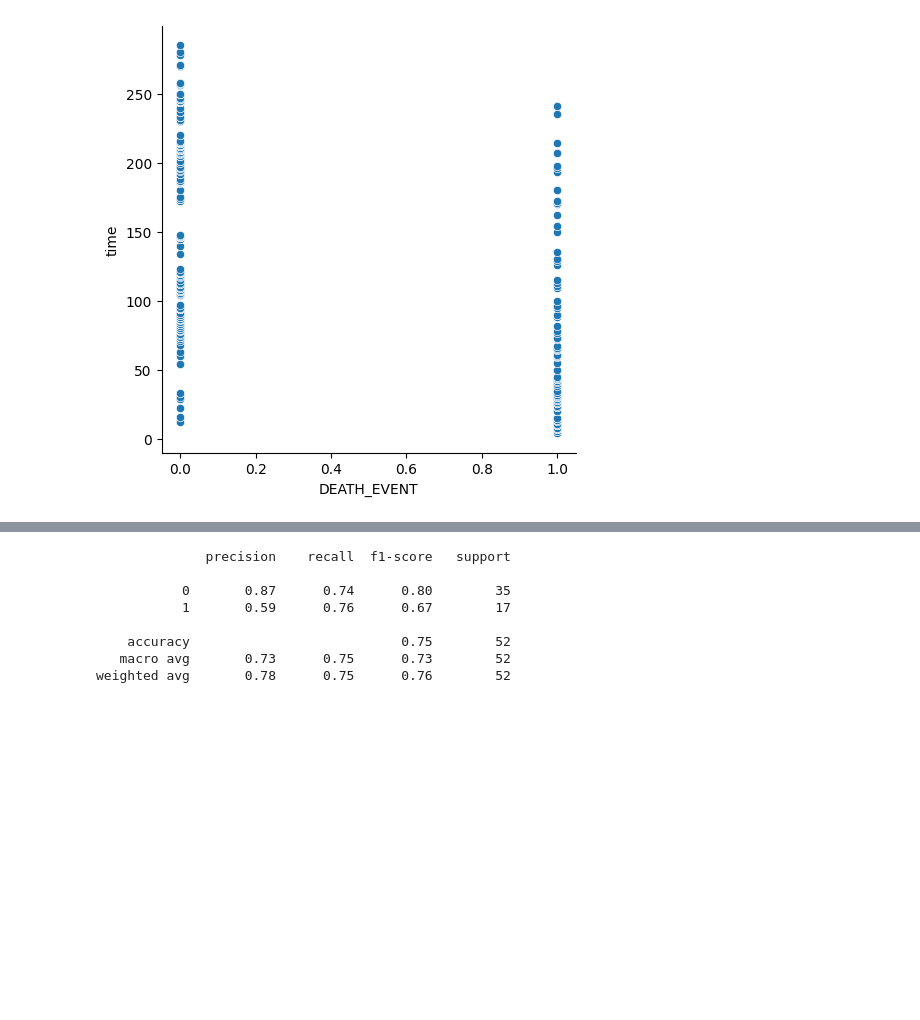
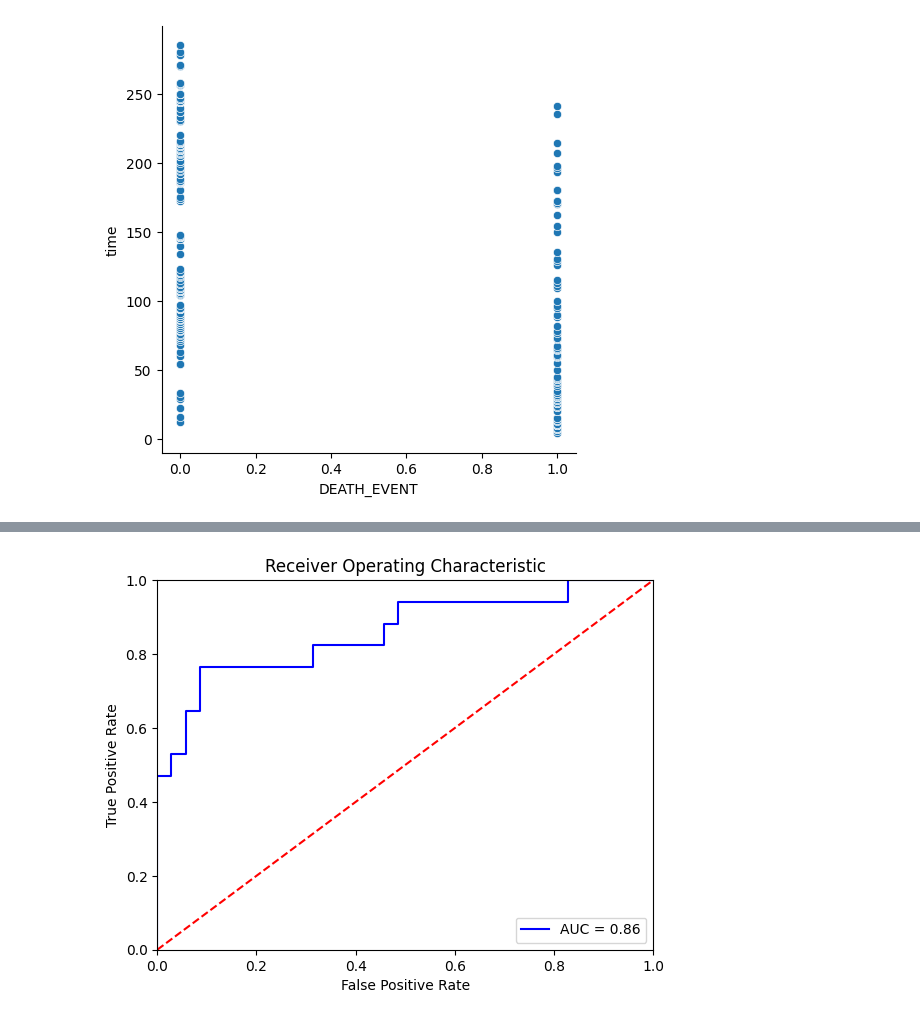
Before and after one commit to Hubert-Magdziak/ML-heart-failure-prediction, a Jupyter notebook: Models/model0.ipynb, the cells around one changed output, grey strips where cells are left out. Saved outputs shown, nothing was run; the diff lists cells and outputs as text; code cells hidden in the pictures; blank space fills up the shorter version.

```diff
--- a/Models/model0.ipynb
+++ b/Models/model0.ipynb
@@ -182,12 +190,5 @@ weighted avg       0.74      0.73      0.73        52
  [ 6 11]]
-# %%
-print(classification_report(y_validate, y_pred_proba_xgb >= y.mean()))
-# %% [output]
-              precision    recall  f1-score   support
-
-           0       0.87      0.74      0.80        35
-           1       0.59      0.76      0.67        17
-
-    accuracy                           0.75        52
-   macro avg       0.73      0.75      0.73        52
-weighted avg       0.78      0.75      0.76        52
+# %%
+ROC(y_validate, y_pred_proba_xgb)
+# %% [output]
+[figure, added]
```
Also changed, not shown: parts of 14 cells of this notebook, 1 other file.
